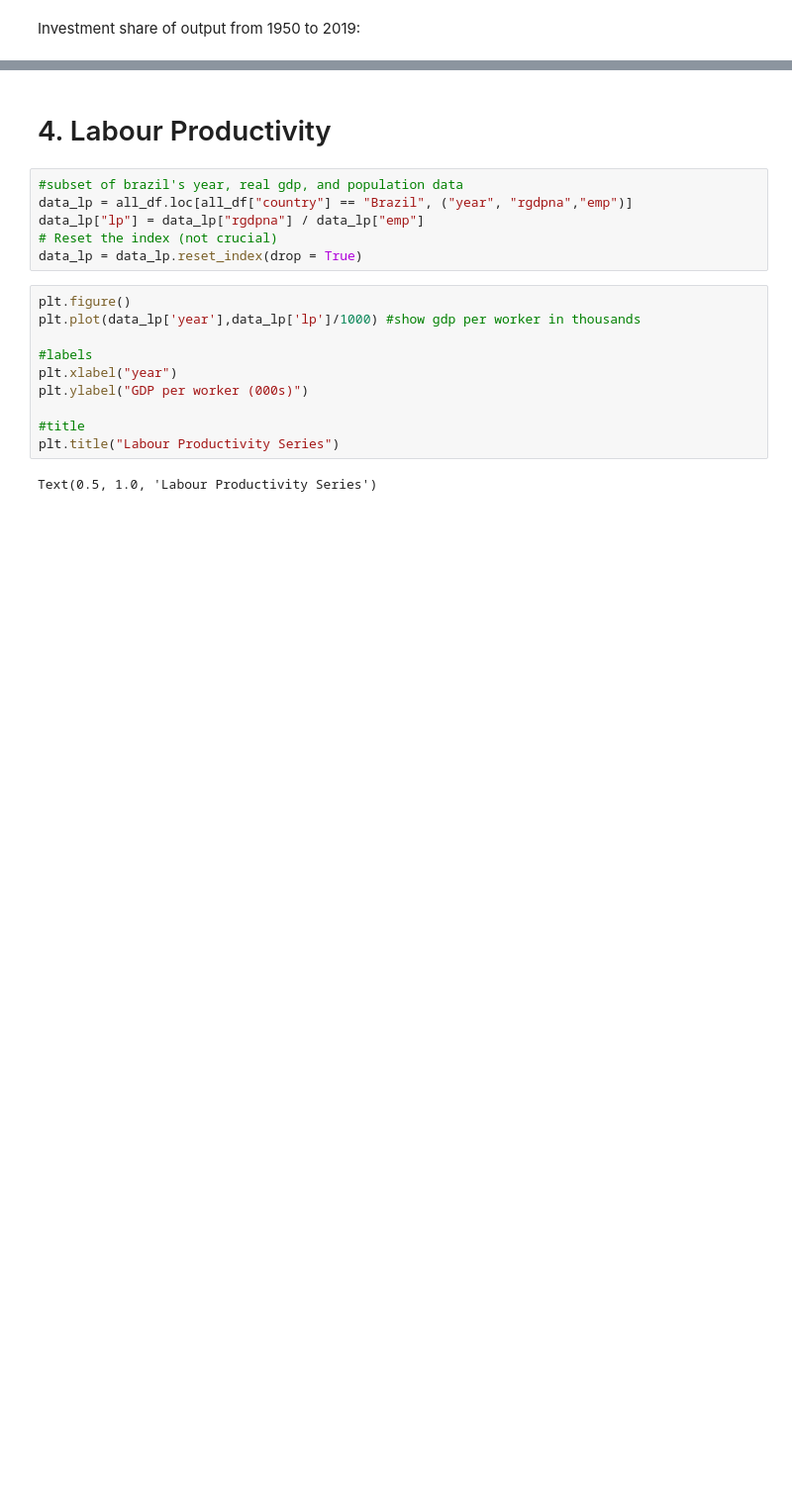
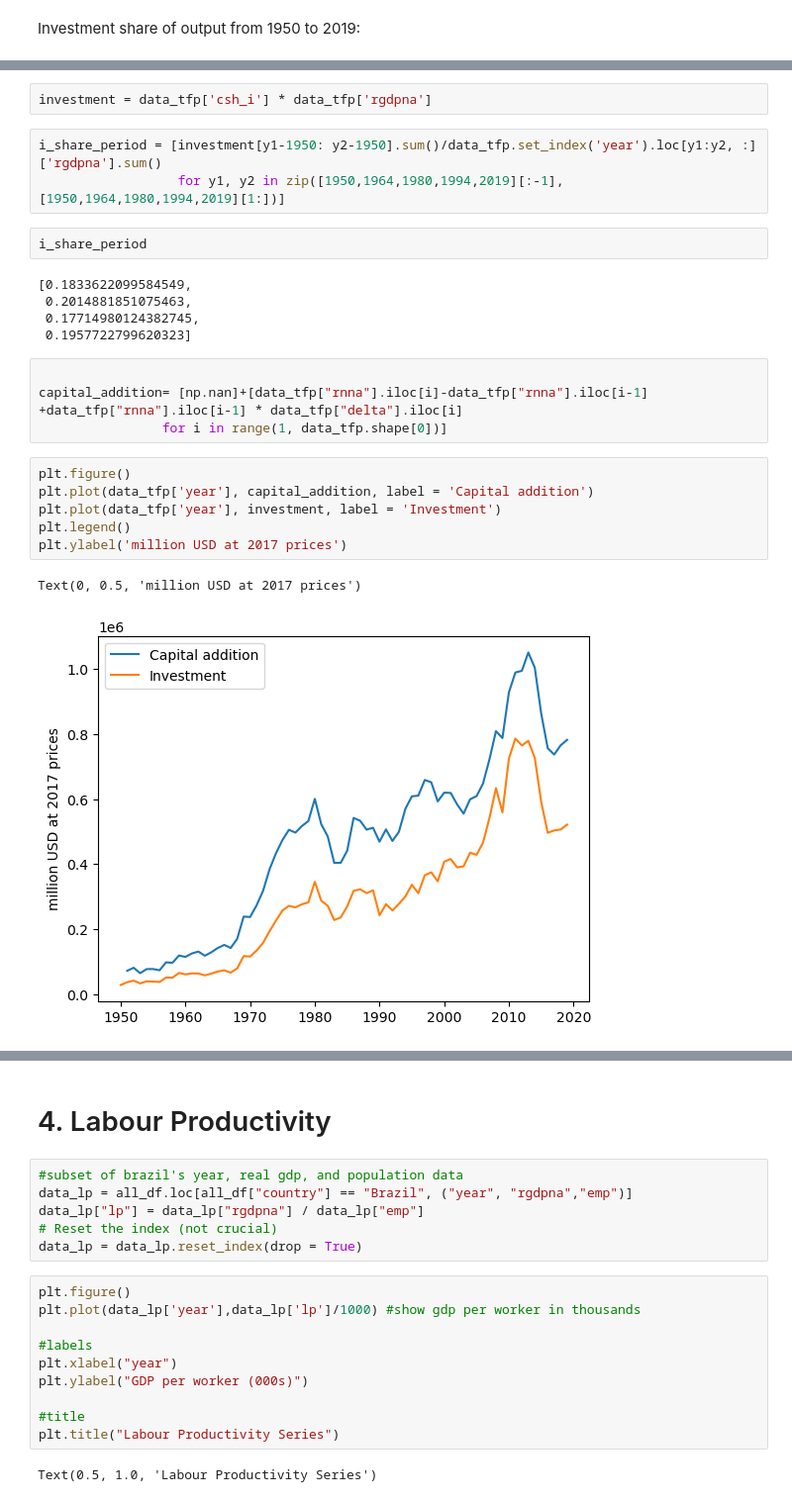
Before and after one commit to Jessie-Fung/ec2b1-brazil, a Jupyter notebook: code/code.ipynb, the cells around one changed output, grey strips where cells are left out. Shown at 99% size. Saved outputs shown, nothing was run; the diff lists cells and outputs as text; blank space fills up the shorter version.

```diff
--- a/code/code.ipynb
+++ b/code/code.ipynb
@@ -646,3 +690,28 @@ plt.title("Investment share of GDP")
 plt.show()
 # %% [output]
 [figure]
+# %%
+investment = data_tfp['csh_i'] * data_tfp['rgdpna']
+# %%
+i_share_period = [investment[y1-1950: y2-1950].sum()/data_tfp.set_index('year').loc[y1:y2, :]['rgdpna'].sum()
+                  for y1, y2 in zip([1950,1964,1980,1994,2019][:-1], [1950,1964,1980,1994,2019][1:])]
+# %%
+i_share_period
+# %% [output]
+[0.1833622099584549,
+ 0.2014881851075463,
+ 0.17714980124382745,
+ 0.1957722799620323]
+# %%
+
+capital_addition= [np.nan]+[data_tfp["rnna"].iloc[i]-data_tfp["rnna"].iloc[i-1] +data_tfp["rnna"].iloc[i-1] * data_tfp["delta"].iloc[i]
+                for i in range(1, data_tfp.shape[0])]
+# %%
+plt.figure()
+plt.plot(data_tfp['year'], capital_addition, label = 'Capital addition')
+plt.plot(data_tfp['year'], investment, label = 'Investment')
+plt.legend()
+plt.ylabel('million USD at 2017 prices')
+# %% [output]
+Text(0, 0.5, 'million USD at 2017 prices')
+[figure, added]
```
Also changed, not shown: parts of 11 cells of this notebook.
